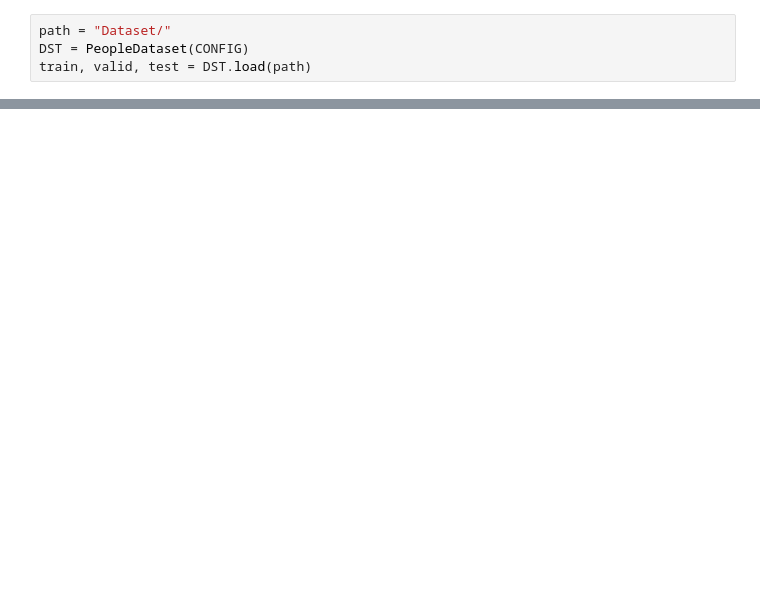
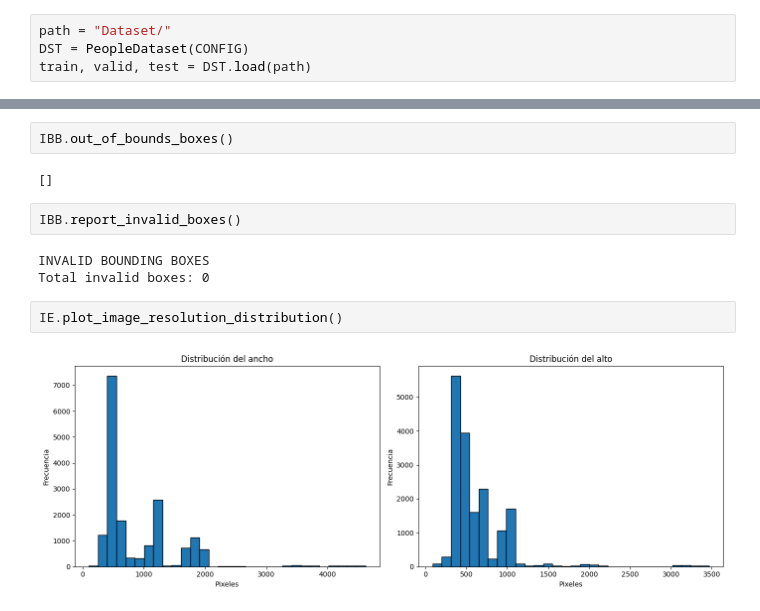
Before and after one commit to Divione-AAA/Ciencia-de-datos, a Jupyter notebook: Conteo de Personas/AED.ipynb, the cells around one changed output, grey strips where cells are left out. Cells and saved outputs as stored; diff of their text form; blank space fills up the shorter version.

```diff
--- a/Conteo de Personas/AED.ipynb
+++ b/Conteo de Personas/AED.ipynb
@@ -60,0 +78,13 @@ TypeError: 'int' object is not iterable
+# %%
+IBB.out_of_bounds_boxes()
+# %% [output]
+[]
+# %%
+IBB.report_invalid_boxes()
+# %% [output]
+INVALID BOUNDING BOXES
+Total invalid boxes: 0
+# %%
+IE.plot_image_resolution_distribution()
+# %% [output]
+[figure, added]
```
Also changed, not shown: parts of 10 cells of this notebook, 7 other files.
